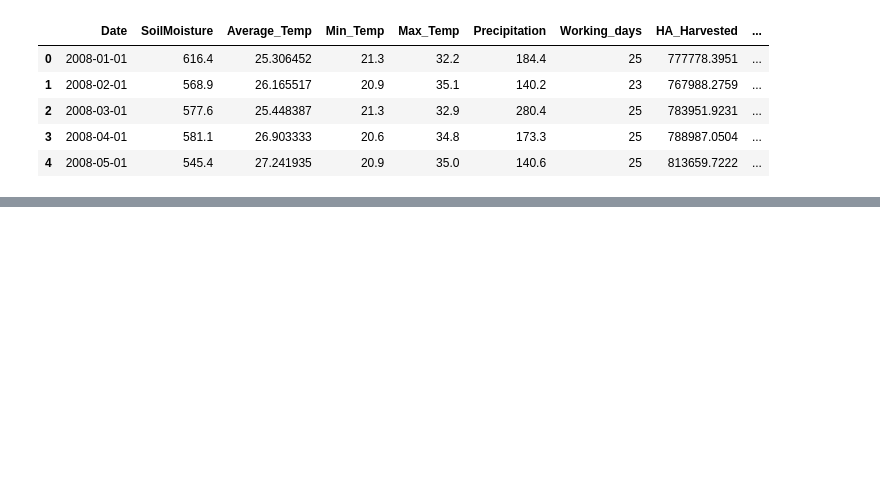
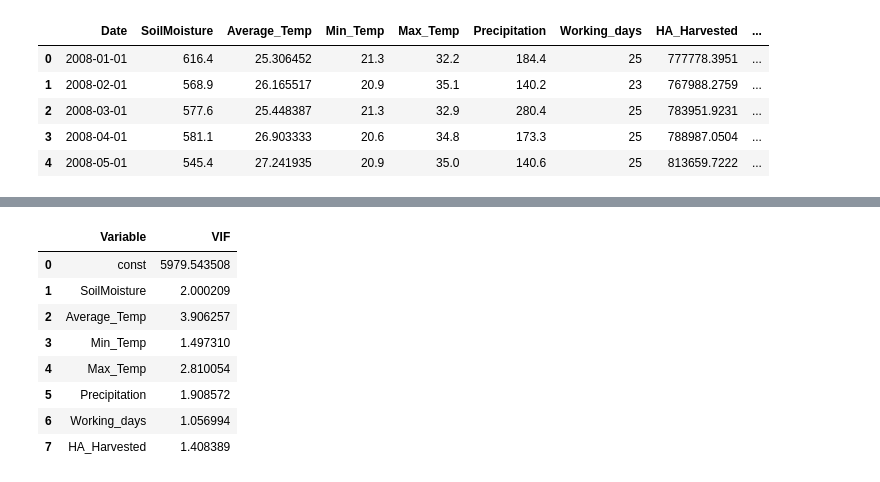
Before and after one commit to rammahayufitra/assessment-solution-april, a Jupyter notebook: solution_to_question_2/solution_to_question_2/main.ipynb, the cells around one changed output, grey strips where cells are left out. Saved outputs shown, nothing was run; the diff lists cells and outputs as text; code cells hidden in the pictures; blank space fills up the shorter version.

```diff
--- a/solution_to_question_2/solution_to_question_2/main.ipynb
+++ b/solution_to_question_2/solution_to_question_2/main.ipynb
@@ -18,0 +140,19 @@ df.head()
+# %%
+from statsmodels.stats.outliers_influence import variance_inflation_factor
+from statsmodels.tools.tools import add_constant
+
+X_with_const = add_constant(X)
+vif_data = pd.DataFrame()
+vif_data["Variable"] = X_with_const.columns
+vif_data["VIF"] = [variance_inflation_factor(X_with_const.values, i) for i in range(X_with_const.shape[1])]
+vif_data
+# %% [output]
+|  | Variable | VIF |
+| 0 | const | 5979.543508 |
+| 1 | SoilMoisture | 2.000209 |
+| 2 | Average_Temp | 3.906257 |
+| 3 | Min_Temp | 1.497310 |
+| 4 | Max_Temp | 2.810054 |
+| 5 | Precipitation | 1.908572 |
+| 6 | Working_days | 1.056994 |
+| 7 | HA_Harvested | 1.408389 |
```
Also changed, not shown: parts of 9 cells of this notebook, 1 other file.
